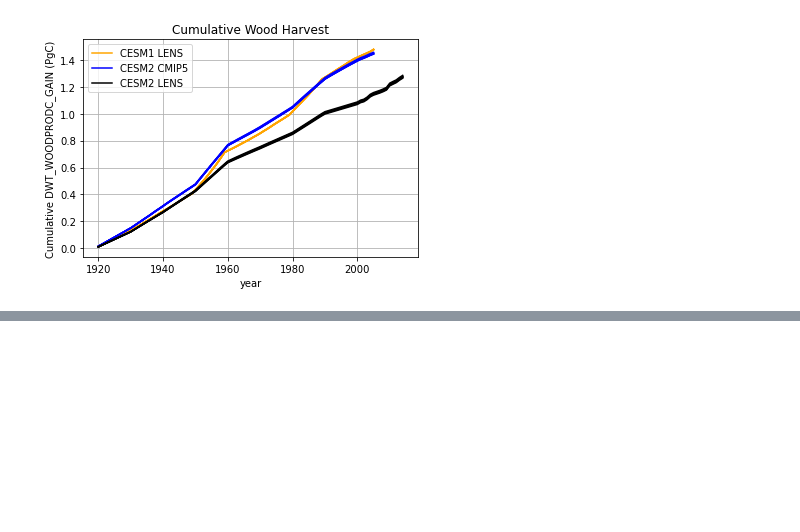
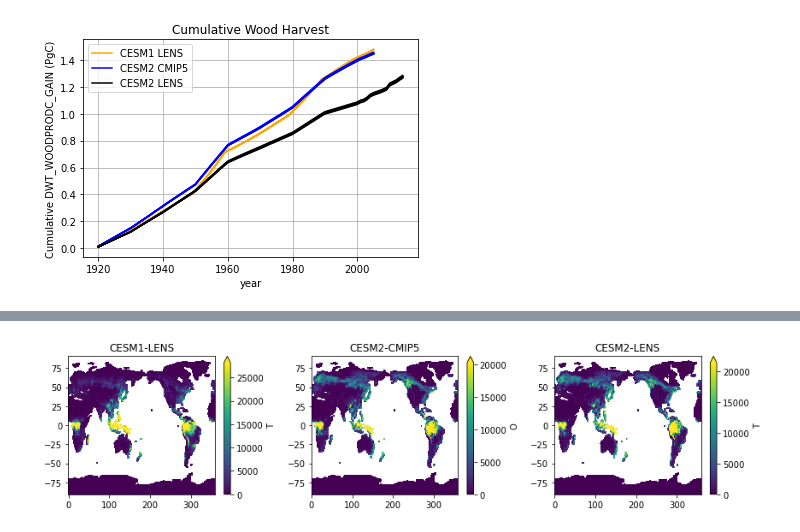
Before and after one commit to wwieder/cesm-lens, a Jupyter notebook: notebooks/lens_NBP.ipynb, the cells around one changed output, grey strips where cells are left out. Drawn from its saved outputs; the diff is of its cells as text; code cells hidden in the pictures; blank space fills up the shorter version.

```diff
--- a/notebooks/lens_NBP.ipynb
+++ b/notebooks/lens_NBP.ipynb
@@ -343,0 +384,28 @@ plt.legend(handles=[cesm1_line,cmip5_line,cesm2_line]);
+# %%
+ncols = 3
+nrows = 1
+#  lists of variables, titles & labels
+plotVars = ['TOTVEGC']
+plotTitle = ['CESM1-LENS','CESM2-CMIP5','CESM2-LENS']
+plotLable = 'TOTVEGC'
+
+# create the plots
+fig = plt.figure(figsize=(12,3))
+axes = [ fig.add_subplot(nrows, ncols, 1+ r * ncols + c) for r in range(0, nrows) for c in range(0, ncols) ]
+
+# add some data
+i = 0
+for ax in axes:
+    if i == 0: ds = dsCESM1.TOTVEGC.groupby('time.year').mean(skipna=True).mean('ens')
+    if i == 1: ds = dsCMIP5.TOTVEGC.groupby('time.year').mean(skipna=True).mean('ens')
+    if i == 2: ds = dsCESM2.TOTVEGC.groupby('time.year').mean(skipna=True).mean('ens')
+
+    ds.isel(year=-1).plot(ax=ax, robust=True, cbar_kwargs={'label': plotLable[i]})
+    ax.set_xlabel('')
+    ax.set_ylabel('')
+    ax.set_title(plotTitle[i])
+    i = i+1
+
+plt.tight_layout()
+# %% [output]
+[figure, added]
```
Also changed, not shown: parts of 14 cells of this notebook.
